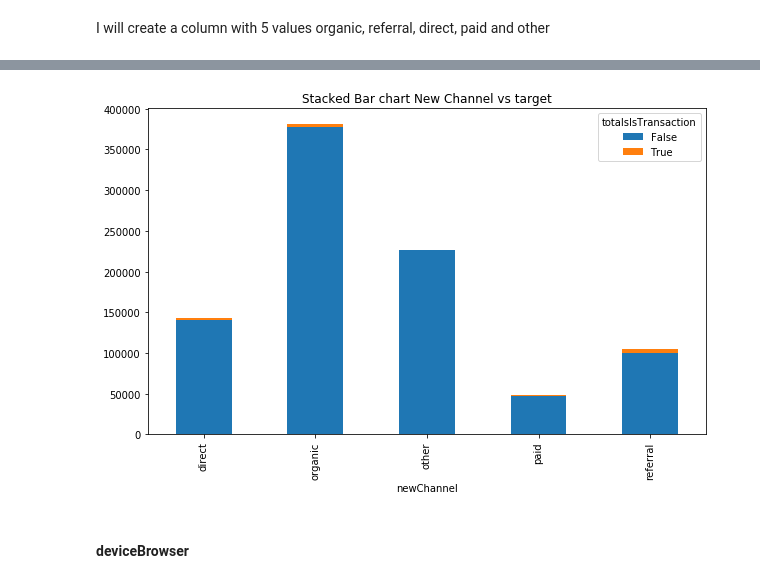
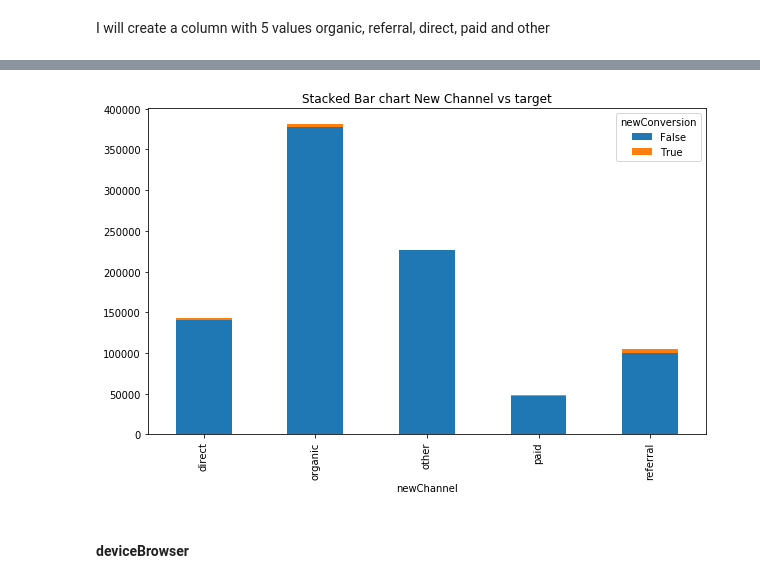
Before and after one commit to paulagual/ProjectIronhack, a Jupyter notebook: 3.EDA_categorical.ipynb, the cells around one changed output, grey strips where cells are left out. Saved outputs shown, nothing was run; the diff lists cells and outputs as text; code cells hidden in the pictures.

```diff
--- a/3.EDA_categorical.ipynb
+++ b/3.EDA_categorical.ipynb
@@ -158,5 +158,5 @@ def select_channel(x):
 # %%
 df['newChannel'] = df['channelGrouping'].apply(lambda x: select_channel(x))
 # %%
-desc_cat_target(df, 'newChannel', 'totalsIsTransaction', name='New Channel')
+desc_cat_target(df, 'newChannel', 'newConversion', name='New Channel')
 # %% [output]
@@ -170,4 +170,4 @@ referral              99500   5311
-[figure, old version]
+[figure, new version]
 # %% [markdown]
 #### deviceBrowser
 # %%
```
Also changed, not shown: parts of 39 cells of this notebook, 4 other files.
